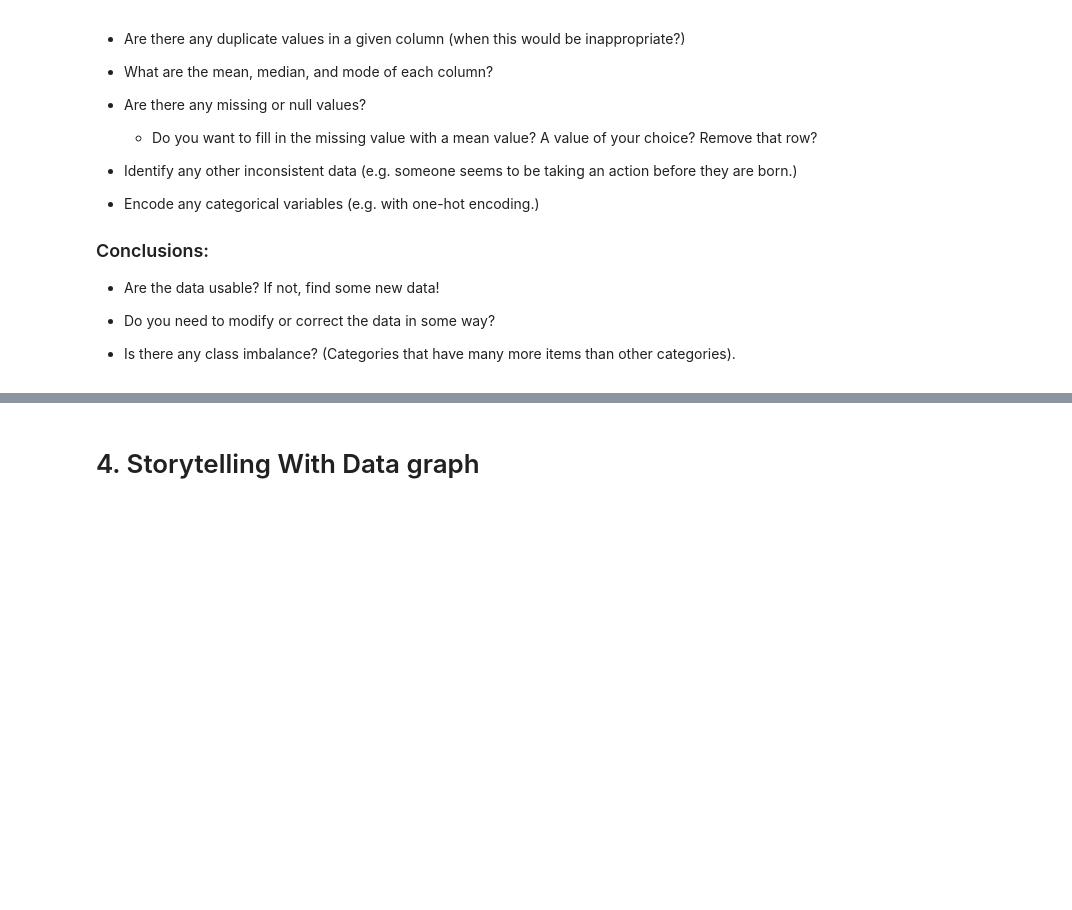
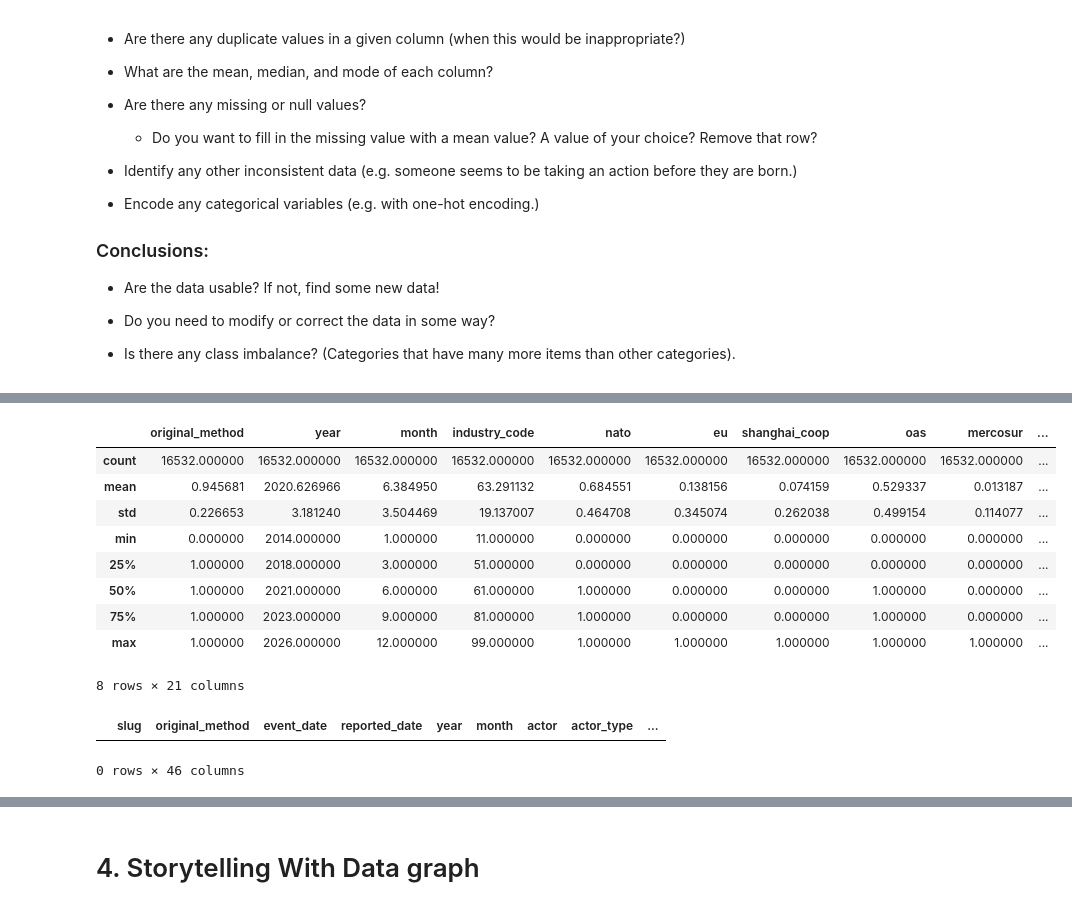
Before and after one commit to stefanie-the-engineer/MDS-ModB2-Week2-Kenyon-Stefanie-Public, a Jupyter notebook: Week2.ipynb, the cells around one changed output, grey strips where cells are left out. Saved outputs shown, nothing was run; the diff lists cells and outputs as text; code cells hidden in the pictures; blank space fills up the shorter version.

```diff
--- a/Week2.ipynb
+++ b/Week2.ipynb
@@ -42,0 +80,20 @@ This week, you will do the same types of exercises as last week, but you should
+# %%
+# Summarize with describe
+df_cyber_events.describe()
+# %% [output]
+|  | original_method | year | month | industry_code | nato | eu | shanghai_coop | oas | mercosur | ... |
+| count | 16532.000000 | 16532.000000 | 16532.000000 | 16532.000000 | 16532.000000 | 16532.000000 | 16532.000000 | 16532.000000 | 16532.000000 | ... |
+| mean | 0.945681 | 2020.626966 | 6.384950 | 63.291132 | 0.684551 | 0.138156 | 0.074159 | 0.529337 | 0.013187 | ... |
+| std | 0.226653 | 3.181240 | 3.504469 | 19.137007 | 0.464708 | 0.345074 | 0.262038 | 0.499154 | 0.114077 | ... |
+| min | 0.000000 | 2014.000000 | 1.000000 | 11.000000 | 0.000000 | 0.000000 | 0.000000 | 0.000000 | 0.000000 | ... |
+| 25% | 1.000000 | 2018.000000 | 3.000000 | 51.000000 | 0.000000 | 0.000000 | 0.000000 | 0.000000 | 0.000000 | ... |
+| 50% | 1.000000 | 2021.000000 | 6.000000 | 61.000000 | 1.000000 | 0.000000 | 0.000000 | 1.000000 | 0.000000 | ... |
+| 75% | 1.000000 | 2023.000000 | 9.000000 | 81.000000 | 1.000000 | 0.000000 | 0.000000 | 1.000000 | 0.000000 | ... |
+| max | 1.000000 | 2026.000000 | 12.000000 | 99.000000 | 1.000000 | 1.000000 | 1.000000 | 1.000000 | 1.000000 | ... |
+8 rows × 21 columns
+# %%
+# Finding duplicate rows (when would this be approprite)
+df[df_cyber_events.duplicated(keep=False)]
+# %% [output]
+|  | slug | original_method | event_date | reported_date | year | month | actor | actor_type | ... |
+0 rows × 46 columns
```
Also changed, not shown: parts of 12 cells of this notebook, 1 other file.
